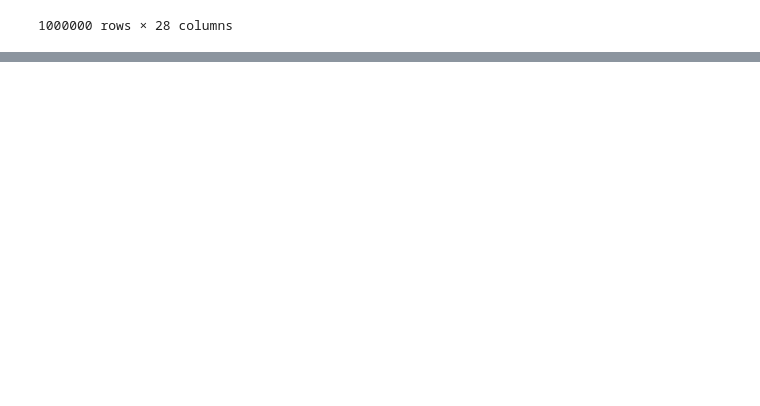
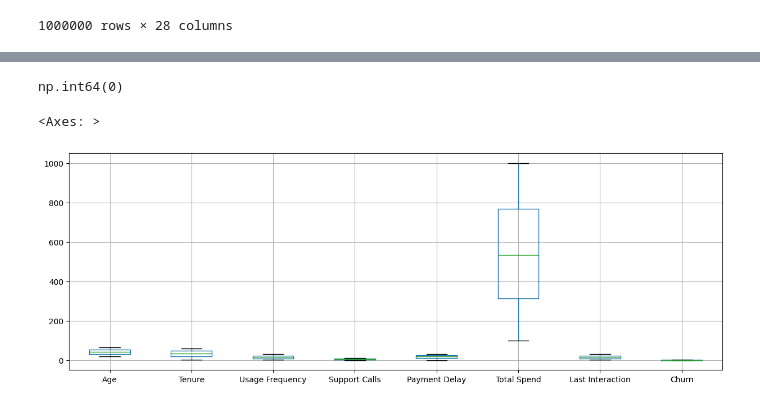
Before and after one commit to Aradhyagodambe/Python-Colab-Files, a Jupyter notebook: ML_Fundamnetals.ipynb, the cells around one changed output, grey strips where cells are left out. Drawn from its saved outputs; the diff is of its cells as text; code cells hidden in the pictures; blank space fills up the shorter version.

```diff
--- a/ML_Fundamnetals.ipynb
+++ b/ML_Fundamnetals.ipynb
@@ -1739,0 +1775,2 @@ D
+# %%
+CC = pd.read_csv(f"{path}/customer_churn_dataset-testing-master.csv")
@@ -1739,0 +1786,2 @@ D
+# %%
+CC = CC.drop(columns=['CustomerID'])
@@ -1739,0 +1808,10 @@ D
+# %%
+CC.duplicated().sum()
+# %% [output]
+np.int64(0)
+# %%
+plt.figure(figsize = (15,5))
+CC.boxplot()
+# %% [output]
+<Axes: >
+[figure, added]
```
Also changed, not shown: parts of 21 cells of this notebook.
